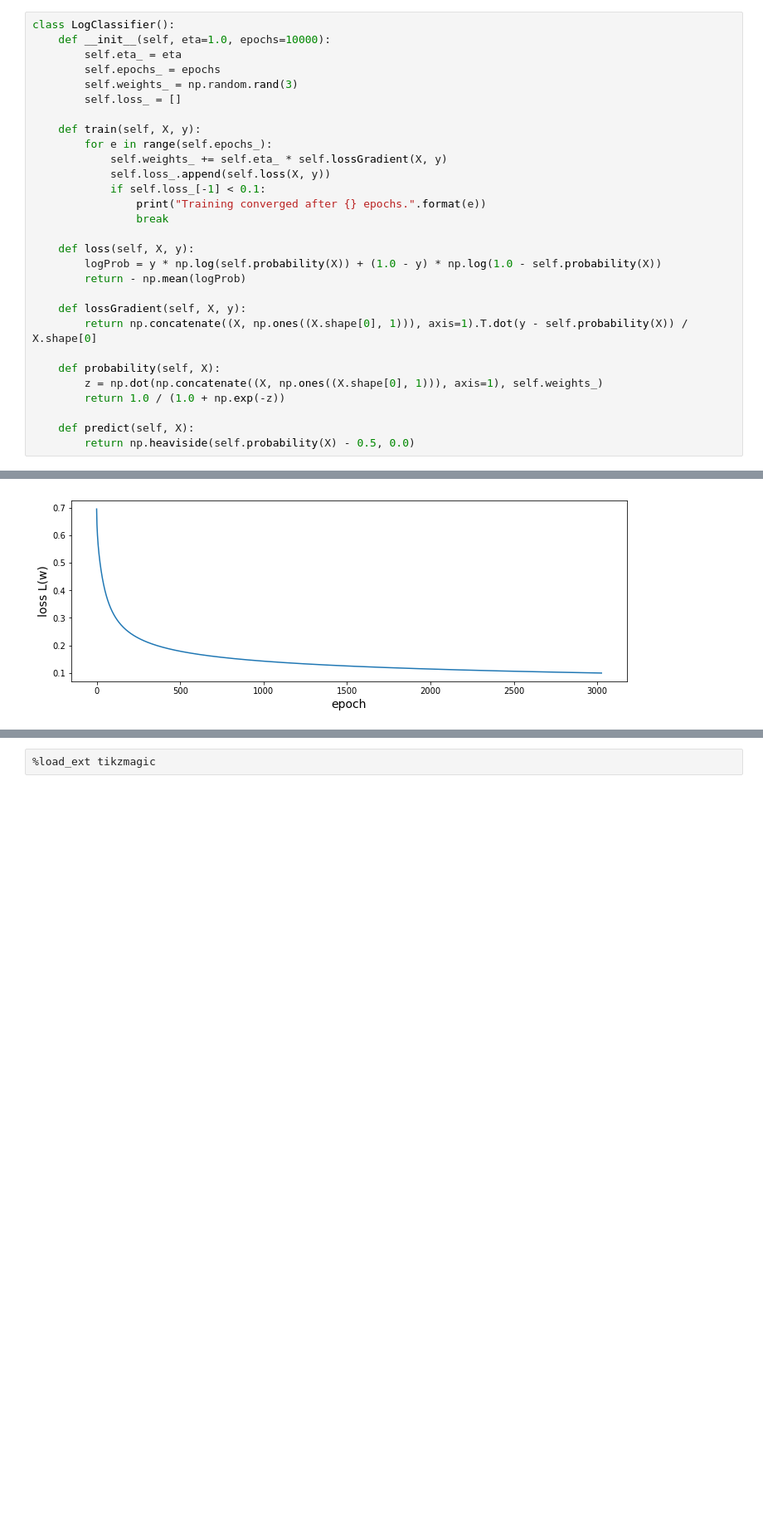
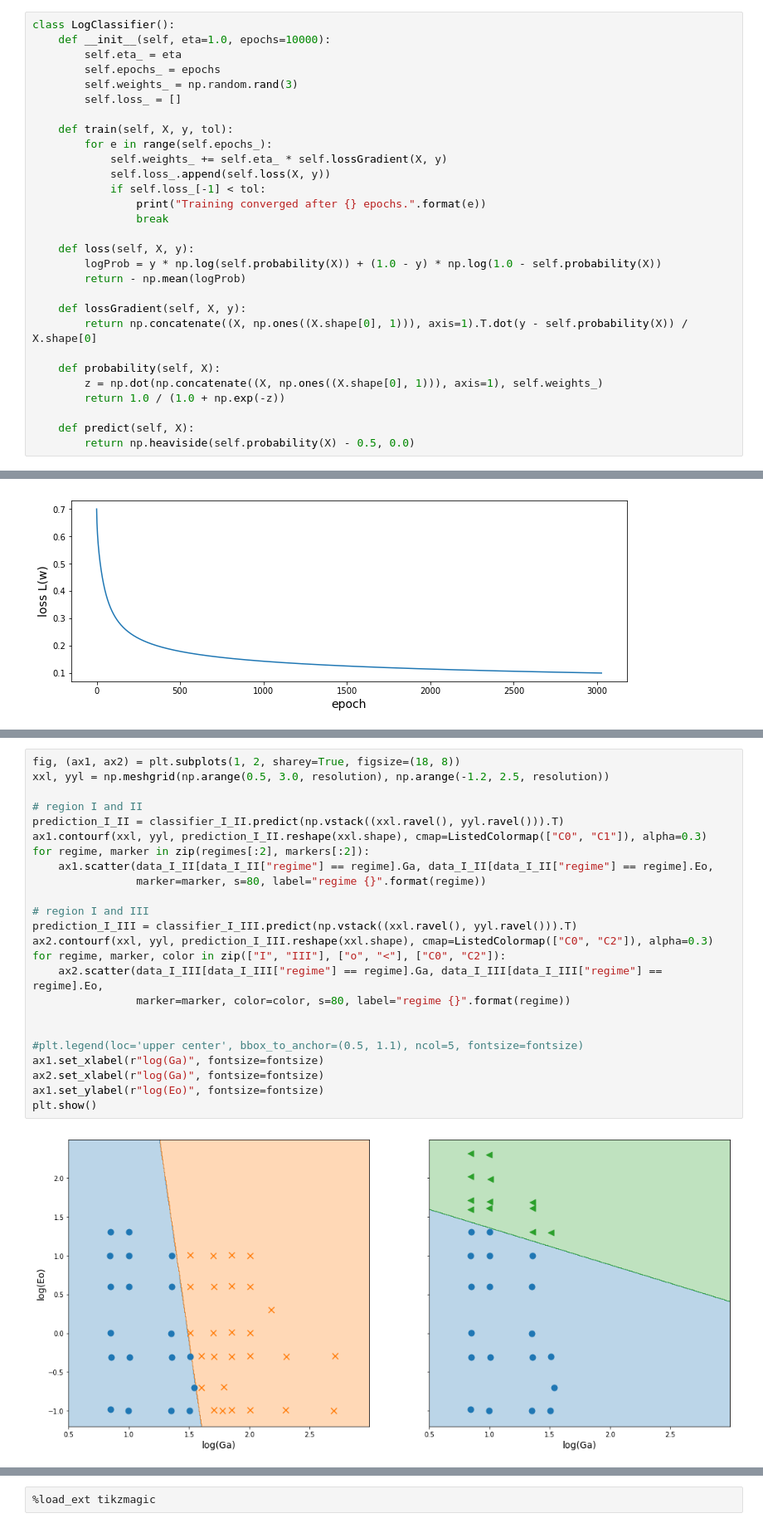
Before and after one commit to AndreWeiner/machine-learning-applied-to-cfd, a Jupyter notebook: notebooks/path_regime_classification.ipynb, the cells around one changed output, grey strips where cells are left out. Shown at 83% size. Drawn from its saved outputs; the diff is of its cells as text; blank space fills up the shorter version.

```diff
--- a/notebooks/path_regime_classification.ipynb
+++ b/notebooks/path_regime_classification.ipynb
@@ -377,11 +377,11 @@ class LogClassifier():
         self.weights_ = np.random.rand(3)
         self.loss_ = []
 
-    def train(self, X, y):
+    def train(self, X, y, tol):
         for e in range(self.epochs_):
             self.weights_ += self.eta_ * self.lossGradient(X, y)
             self.loss_.append(self.loss(X, y))
-            if self.loss_[-1] < 0.1:
+            if self.loss_[-1] < tol:
                 print("Training converged after {} epochs.".format(e))
                 break
 
@@ -440,0 +475,26 @@ Observations
+# %%
+fig, (ax1, ax2) = plt.subplots(1, 2, sharey=True, figsize=(18, 8))
+xxl, yyl = np.meshgrid(np.arange(0.5, 3.0, resolution), np.arange(-1.2, 2.5, resolution))
+
+# region I and II
+prediction_I_II = classifier_I_II.predict(np.vstack((xxl.ravel(), yyl.ravel())).T)
+ax1.contourf(xxl, yyl, prediction_I_II.reshape(xxl.shape), cmap=ListedColormap(["C0", "C1"]), alpha=0.3)
+for regime, marker in zip(regimes[:2], markers[:2]):
+    ax1.scatter(data_I_II[data_I_II["regime"] == regime].Ga, data_I_II[data_I_II["regime"] == regime].Eo,
+                marker=marker, s=80, label="regime {}".format(regime))
+
+# region I and III
+prediction_I_III = classifier_I_III.predict(np.vstack((xxl.ravel(), yyl.ravel())).T)
+ax2.contourf(xxl, yyl, prediction_I_III.reshape(xxl.shape), cmap=ListedColormap(["C0", "C2"]), alpha=0.3)
+for regime, marker, color in zip(["I", "III"], ["o", "<"], ["C0", "C2"]):
+    ax2.scatter(data_I_III[data_I_III["regime"] == regime].Ga, data_I_III[data_I_III["regime"] == regime].Eo,
+                marker=marker, color=color, s=80, label="regime {}".format(regime))
+
+
+#plt.legend(loc='upper center', bbox_to_anchor=(0.5, 1.1), ncol=5, fontsize=fontsize)
+ax1.set_xlabel(r"log(Ga)", fontsize=fontsize)
+ax2.set_xlabel(r"log(Ga)", fontsize=fontsize)
+ax1.set_ylabel(r"log(Eo)", fontsize=fontsize)
+plt.show()
+# %% [output]
+[figure, added]
```
Also changed, not shown: parts of 19 cells of this notebook, 1 other file.
